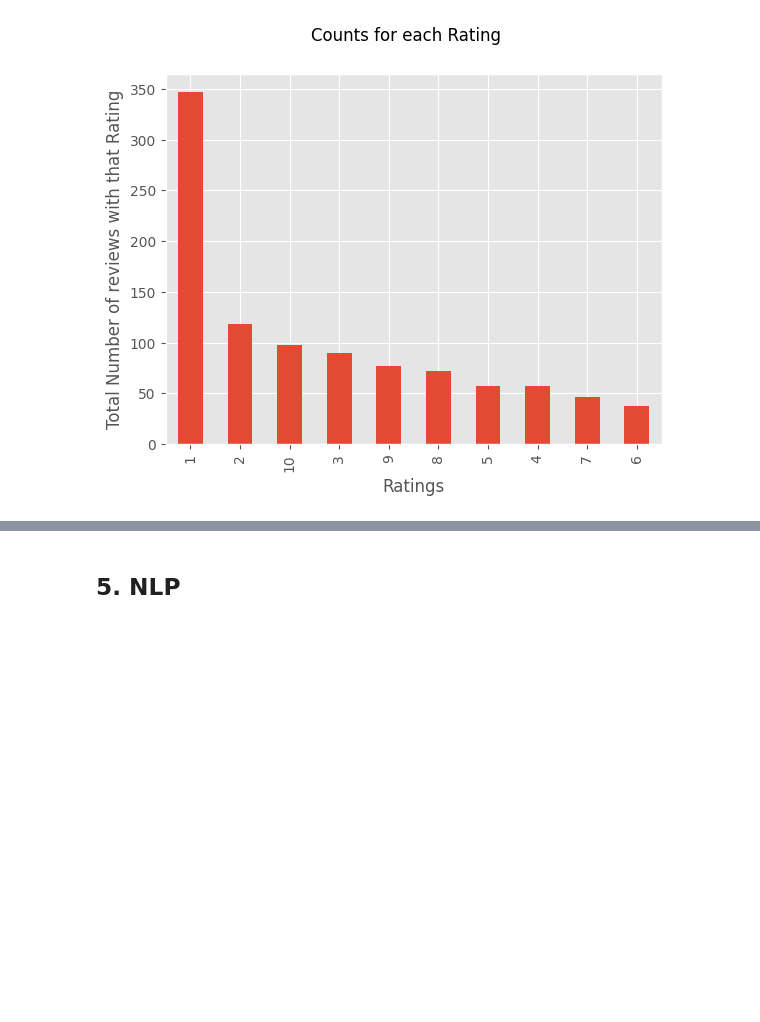
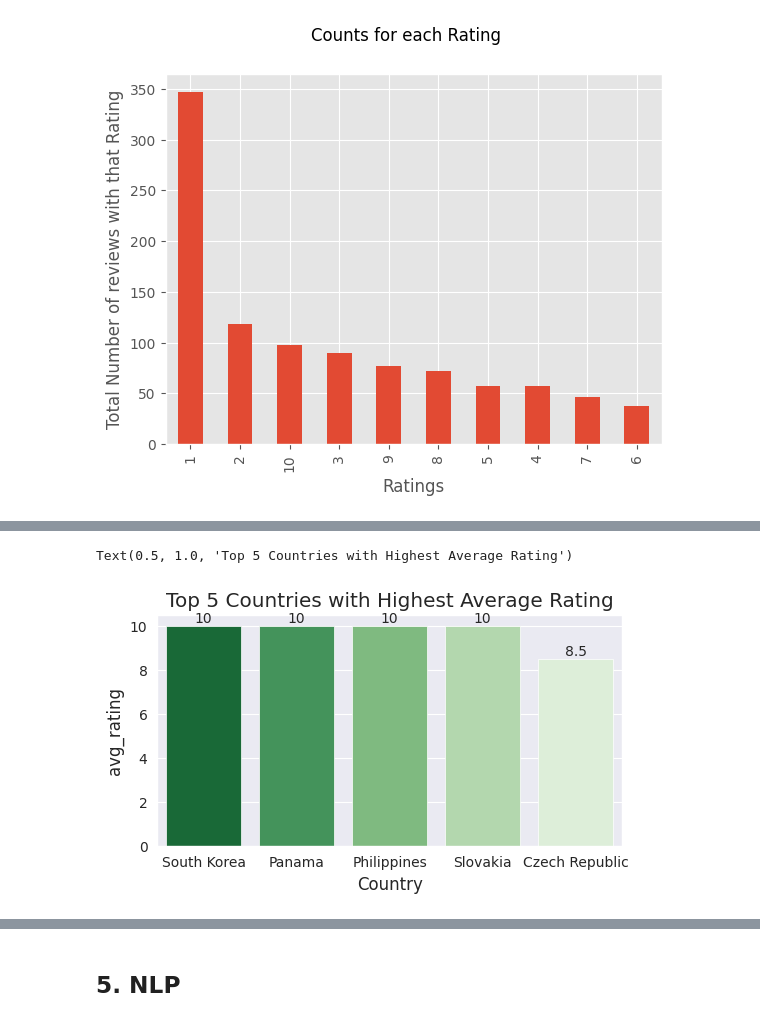
Before and after one commit to BhushanIngale/British-Airways-Data-Science, a Jupyter notebook: src/British_Airways_Task_1.ipynb, the cells around one changed output, grey strips where cells are left out. Cells and saved outputs as stored; diff of their text form; code cells hidden in the pictures; blank space fills up the shorter version.

```diff
--- a/src/British_Airways.ipynb
+++ b/src/British_Airways_Task_1.ipynb
@@ -230,0 +245,12 @@ Text(0.5, 0.98, 'Counts for each Rating')
+# %%
+df_country_rating = pd.DataFrame(df.groupby('Country').mean()['Ratings'].sort_values(ascending=False)).reset_index()
+# %%
+df_country_rating.rename(columns={'Ratings':'avg_rating'}, inplace=True)
+# %%
+fig, ax = plt.subplots(figsize=(6,3))
+ax1 = sns.barplot(x='Country', y='avg_rating', data=df_country_rating[:5], palette='Greens_r')
+ax.bar_label(ax.containers[0])
+ax.set_title("Top 5 Countries with Highest Average Rating")
+# %% [output]
+Text(0.5, 1.0, 'Top 5 Countries with Highest Average Rating')
+[figure, added]
```
Also changed, not shown: parts of 26 cells of this notebook.
